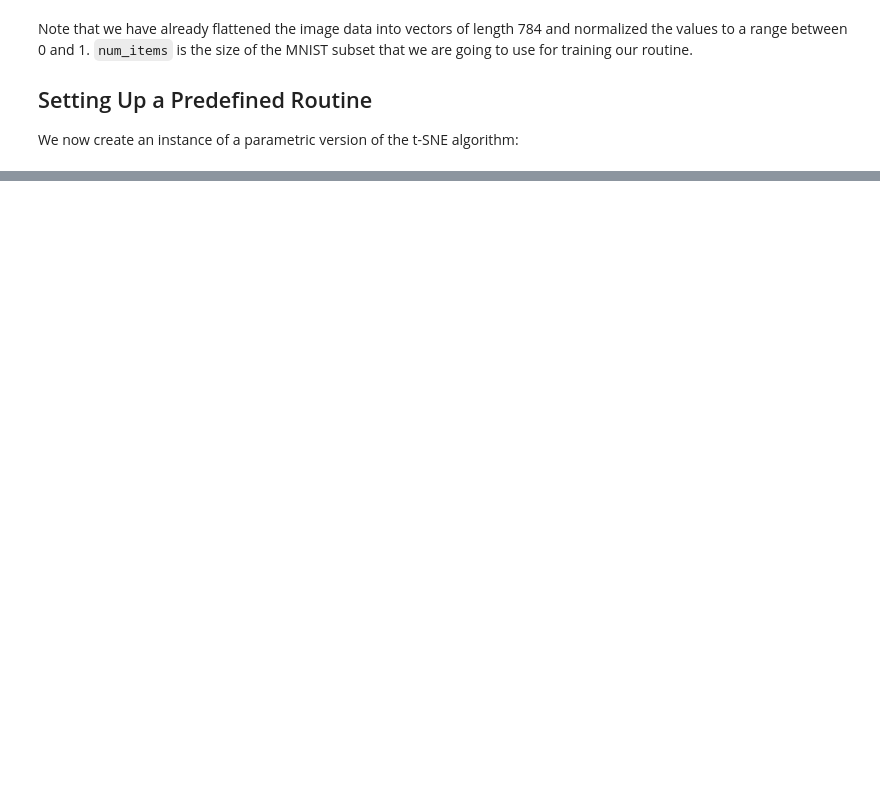
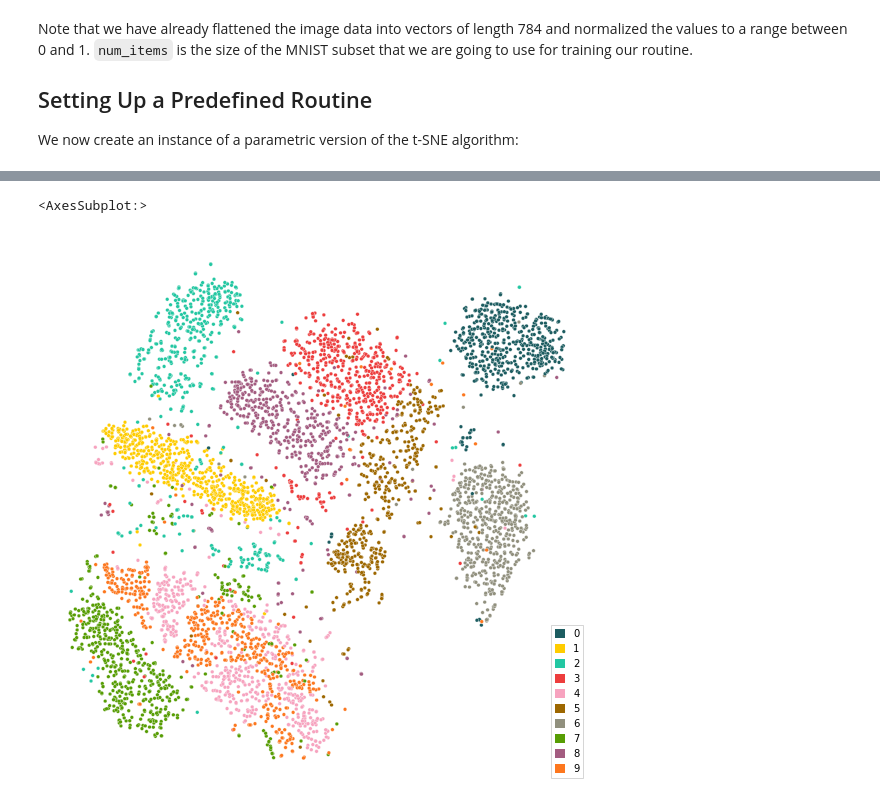
Before and after one commit to jku-vds-lab/paradime, a Jupyter notebook: notebooks/paper-plots/predefined copy.ipynb, the cells around one changed output, grey strips where cells are left out. Saved outputs shown, nothing was run; the diff lists cells and outputs as text; code cells hidden in the pictures; blank space fills up the shorter version.

```diff
--- a/notebooks/paper-plots/predefined copy.ipynb
+++ b/notebooks/paper-plots/predefined copy.ipynb
@@ -41,0 +96,5 @@ Since any other necessary bulding blocks are already predefined in this case, al
+# %%
+paradime.utils.plotting.scatterplot(tsne["sklearn"], labels=mnist.targets[:num_items])
+# %% [output]
+<AxesSubplot:>
+[figure, added]
```
Also changed, not shown: parts of 30 cells of this notebook, 15 other files.
